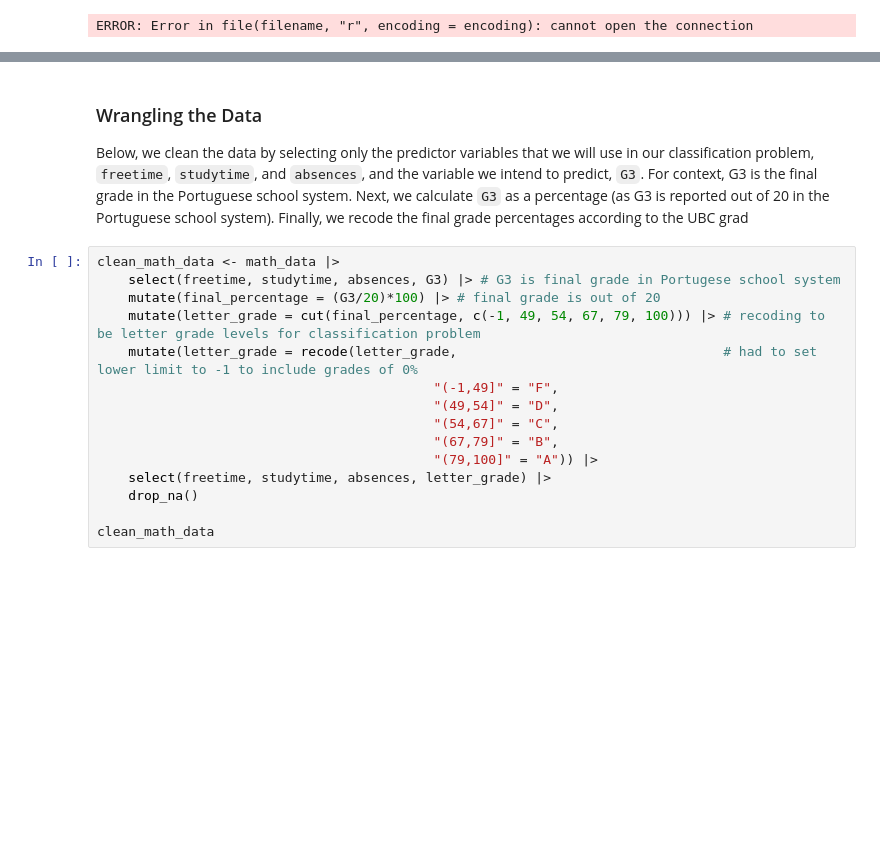
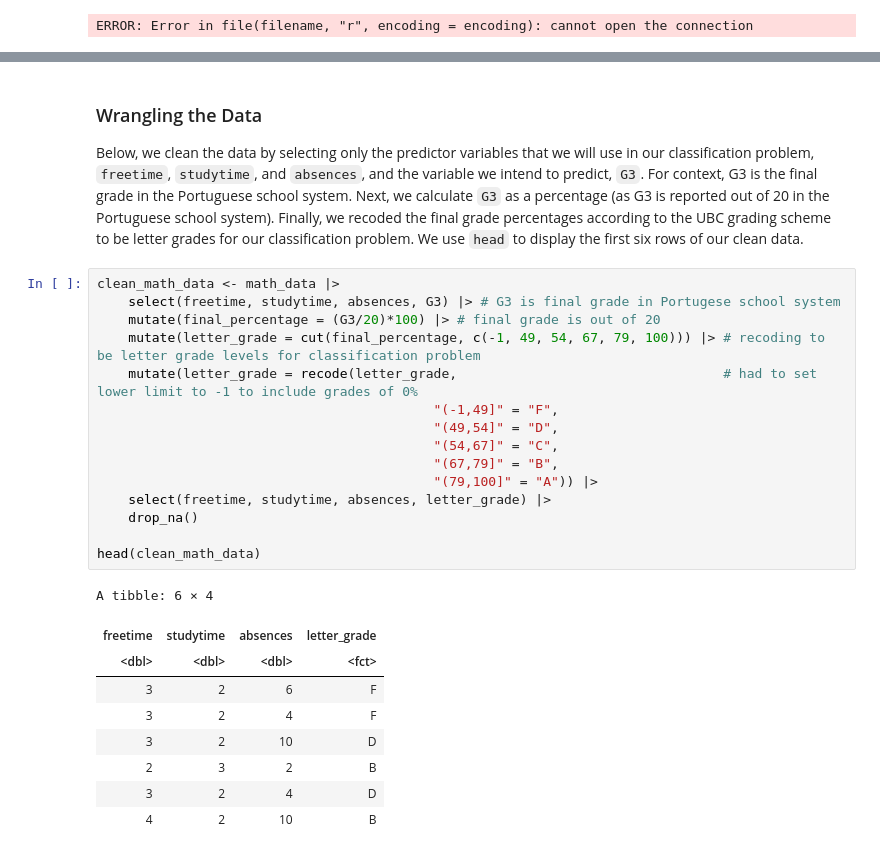
Before and after one commit to chloezandberg/dsci-100-project, a Jupyter notebook: project_final_report.ipynb, the cells around one changed output, grey strips where cells are left out. Cells and saved outputs as stored; diff of their text form; blank space fills up the shorter version.

```diff
--- a/project_final_report.ipynb
+++ b/project_final_report.ipynb
@@ -63,19 +83,29 @@ head(math_data)
 # %% [markdown]
 ### Wrangling the Data
 
-Below, we clean the data by selecting only the predictor variables that we will use in our classification problem, `freetime`, `studytime`, and `absences`, and the variable we intend to predict, `G3`. For context, G3 is the final grade in the Portuguese school system. Next, we calculate `G3` as a percentage (as G3 is reported out of 20 in the Portuguese school system). Finally, we recode the final grade percentages according to the UBC grad
+Below, we clean the data by selecting only the predictor variables that we will use in our classification problem, `freetime`, `studytime`, and `absences`, and the variable we intend to predict, `G3`. For context, G3 is the final grade in the Portuguese school system. Next, we calculate `G3` as a percentage (as G3 is reported out of 20 in the Portuguese school system). Finally, we recoded the final grade percentages according to the UBC grading scheme to be letter grades for our classification problem. We use `head` to display the first six rows of our clean data.
 # %%
 clean_math_data <- math_data |>
     select(freetime, studytime, absences, G3) |> # G3 is final grade in Portugese school system
     mutate(final_percentage = (G3/20)*100) |> # final grade is out of 20
     mutate(letter_grade = cut(final_percentage, c(-1, 49, 54, 67, 79, 100))) |> # recoding to be letter grade levels for classification problem
     mutate(letter_grade = recode(letter_grade,                                  # had to set lower limit to -1 to include grades of 0%
                                            "(-1,49]" = "F",
                                            "(49,54]" = "D",
                                            "(54,67]" = "C",
                                            "(67,79]" = "B",
                                            "(79,100]" = "A")) |>
     select(freetime, studytime, absences, letter_grade) |>
     drop_na()
 
-clean_math_data
+head(clean_math_data)
+# %% [output]
+A tibble: 6 × 4
+| freetime | studytime | absences | letter_grade |
+| <dbl> | <dbl> | <dbl> | <fct> |
+| 3 | 2 | 6 | F |
+| 3 | 2 | 4 | F |
+| 3 | 2 | 10 | D |
+| 2 | 3 | 2 | B |
+| 3 | 2 | 4 | D |
+| 4 | 2 | 10 | B |
```
Also changed, not shown: parts of 5 cells of this notebook.
